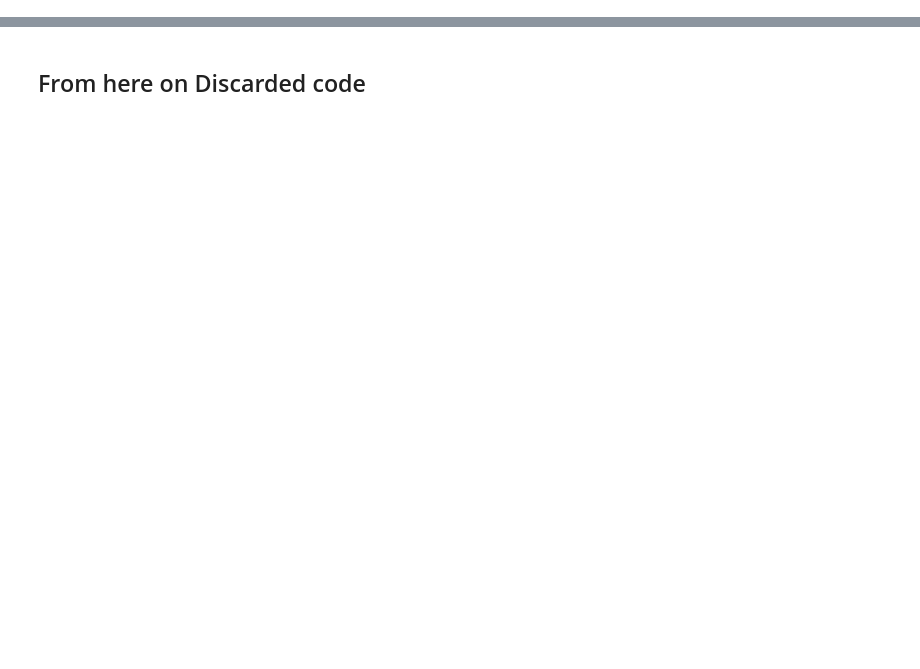
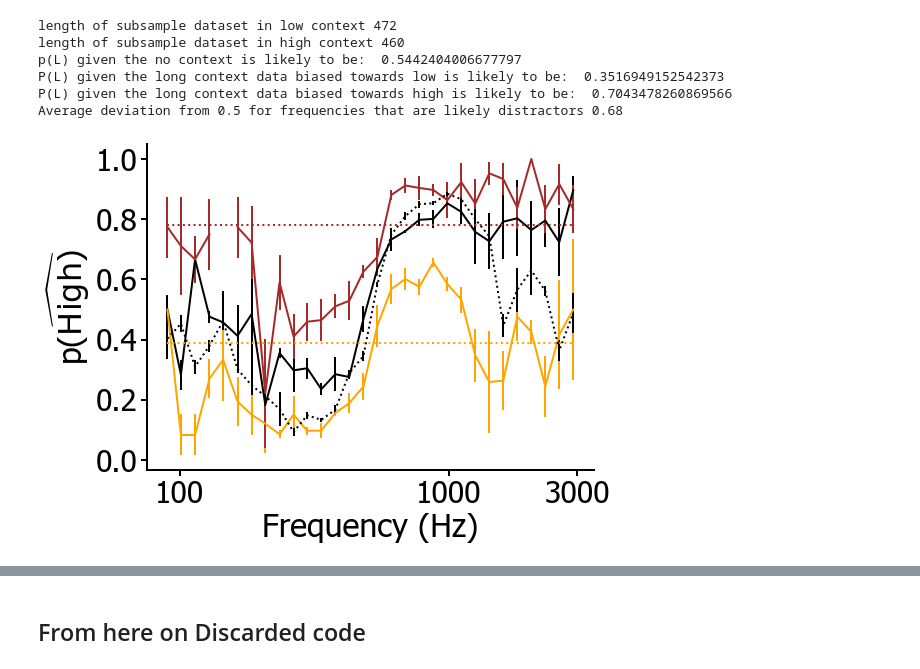
Before and after one commit to janaki1308/Relevance-uncertainty-and-learning-influence-auditory-categorization, a Jupyter notebook: ComputingBiasInLongContextData_AndFiguresForPaper.ipynb, the cells around one changed output, grey strips where cells are left out. Cells and saved outputs as stored; diff of their text form; code cells hidden in the pictures; blank space fills up the shorter version.

```diff
--- a/ComputingBiasInLongContextData_AndFiguresForPaper.ipynb
+++ b/ComputingBiasInLongContextData_AndFiguresForPaper.ipynb
@@ -362,7 +369,8 @@ def fittingPsychometricCurve(PLowExpt,subjectFitParams,ifRandomChoice=0):
                                                   p_back=0.3, p_low=PLowExpt)
     if ifRandomChoice:
         all_trial_tones, behaviourOfTrials = generate_behaviourRandomChoice(trial_tones=moreTrainingTrials,
-                                                                            params=[subjectFitParams[3],subjectFitParams[5]])
+                                                                            params=[subjectFitParams[3],
+                                                                                    subjectFitParams[5]])
     else:
         all_trial_tones, behaviourOfTrials = generate_behaviour(sim_trial_tones=moreTrainingTrials,
                                                                 dist_chosen=corransOfTrials,
@@ -380,7 +388,7 @@ def fittingPsychometricCurve(PLowExpt,subjectFitParams,ifRandomChoice=0):
     return unique_tones_played, subjectBehaviourModelled
 # %%
 """
-Subsampling 'n' times to find mean and sem of bias (n=20) for one subject.
+Fig. 5: individual participant curves -- check parameter values from excel sheet attached
 """
 
 df_tones, df_toneKind, df_corrans, df_keys = extractData(csv_test=Test,
@@ -437,9 +445,15 @@ print("p(L) given the no context is likely to be: ",np.mean(noContext_behaviour)
 print("P(L) given the long context data biased towards low is likely to be: ", meanBiaslc/numberOfSubsamples)
 print("P(L) given the long context data biased towards high is likely to be: ", meanBiashc/numberOfSubsamples)
 
+print("Average deviation from 0.5 for frequencies that are likely distractors",
+      round(np.mean([0.5-np.nanmean(allPositionssubjectBehaviour[:7,:]),
+               np.nanmean(allPositionssubjectBehaviour[-8:,:])-0.5])
+            /np.mean(abs(allPositionssubjectBehaviour-0.5)), 2))
+
 fig, ax = plt.subplots(1,1,figsize=(8,6))
 ax.errorbar(np.mean(np.log10(unique_tones_played),axis=0), np.nanmean(allPositionssubjectBehaviour,axis=1),
             yerr=np.nanstd(allPositionssubjectBehaviour,axis=1)/np.sqrt(3),color='k',linewidth=2)
+
 ax.errorbar(np.mean(np.log10(unique_tones_played),axis=0), np.nanmean(subjectBehaviourLC,axis=0),
             yerr=np.nanstd(allPositionssubjectBehaviourLC,axis=1)/np.sqrt(3),color='orange',linewidth=2)
 ax.errorbar(np.mean(np.log10(unique_tones_played),axis=0), np.nanmean(subjectBehaviourHC,axis=0),
@@ -459,30 +473,38 @@ simulatedTrials, simulatedBehaviourBiasedLow = fittingPsychometricCurve(PLowExpt
                                                                         subjectFitParams=[2.55,2.85,0.1,0.19,0.89,
                                                                                          0.61,0,0],
                                                                         ifRandomChoice=1)
 
 plt.errorbar(np.log10(simulatedTrials),
              np.mean(simulatedBehaviourBiasedLow,axis=1),
              yerr = np.std(simulatedBehaviourBiasedLow,axis=1)/np.sqrt(3),
              color='orange',linestyle='dotted',linewidth=2)
 
 simulatedTrials, simulatedBehaviourBiasedHigh = fittingPsychometricCurve(PLowExpt=0.3,
                                                                         subjectFitParams=[2.55,2.85,0.1,0.19,0.81,
                                                                                           0.22,0,0],
                                                                         ifRandomChoice=1)
 
 plt.errorbar(np.log10(simulatedTrials),
              np.mean(simulatedBehaviourBiasedHigh,axis=1),
              yerr = np.std(simulatedBehaviourBiasedHigh,axis=1)/np.sqrt(3),
              color='brown',linestyle='dotted',linewidth=2)
 
 ax.set_xticks(ticks=np.log10([100,1000,3000]))
 ax.set_xticklabels(labels=[100,1000,3000])
 ax.set_yticks(ticks=np.arange(0,1.1,0.2))
 ax.set_yticklabels(labels=np.around(np.arange(0,1.1,0.2),1))
 ax.tick_params(axis='both',labelsize=30,length=6,width=2)
 ax.set_xlabel('Frequency (Hz)',fontsize=32)
 ax.set_ylabel(r'p($\rm{\widehat{High}}$)',fontsize=32)
 makeAxesPretty(ax)
 
 #plt.savefig('figures/FromProlific/illustrations/e21e_pBHgivenT_forNoandLongContext.pdf',
 #           bbox_inches='tight',transparent=True)
+# %% [output]
+length of subsample dataset in low context 472
+length of subsample dataset in high context 460
+p(L) given the no context is likely to be:  0.5442404006677797
+P(L) given the long context data biased towards low is likely to be:  0.3516949152542373
+P(L) given the long context data biased towards high is likely to be:  0.7043478260869566
+Average deviation from 0.5 for frequencies that are likely distractors 0.68
+[figure, added]
```
Also changed, not shown: parts of 16 cells of this notebook, 16 other files.
